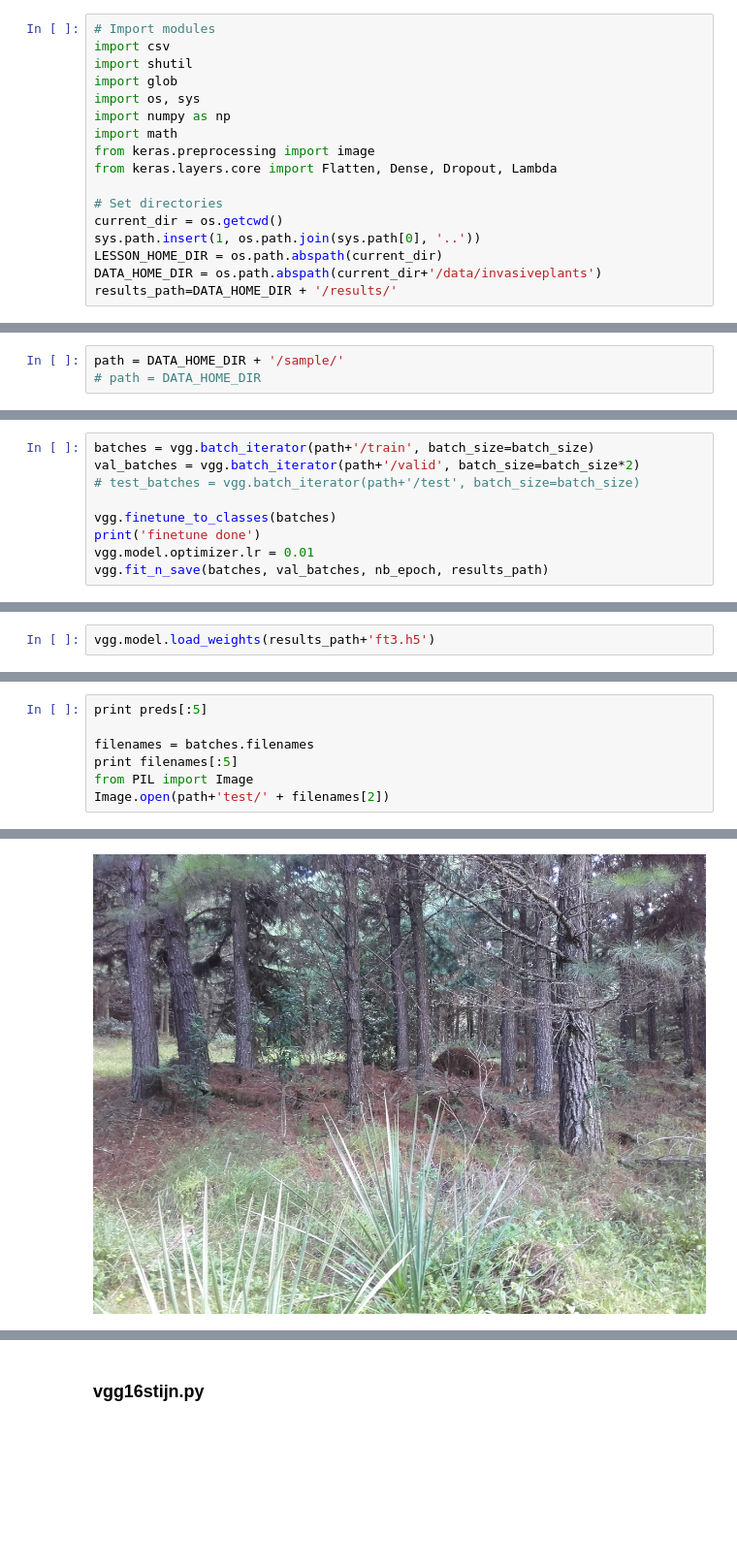
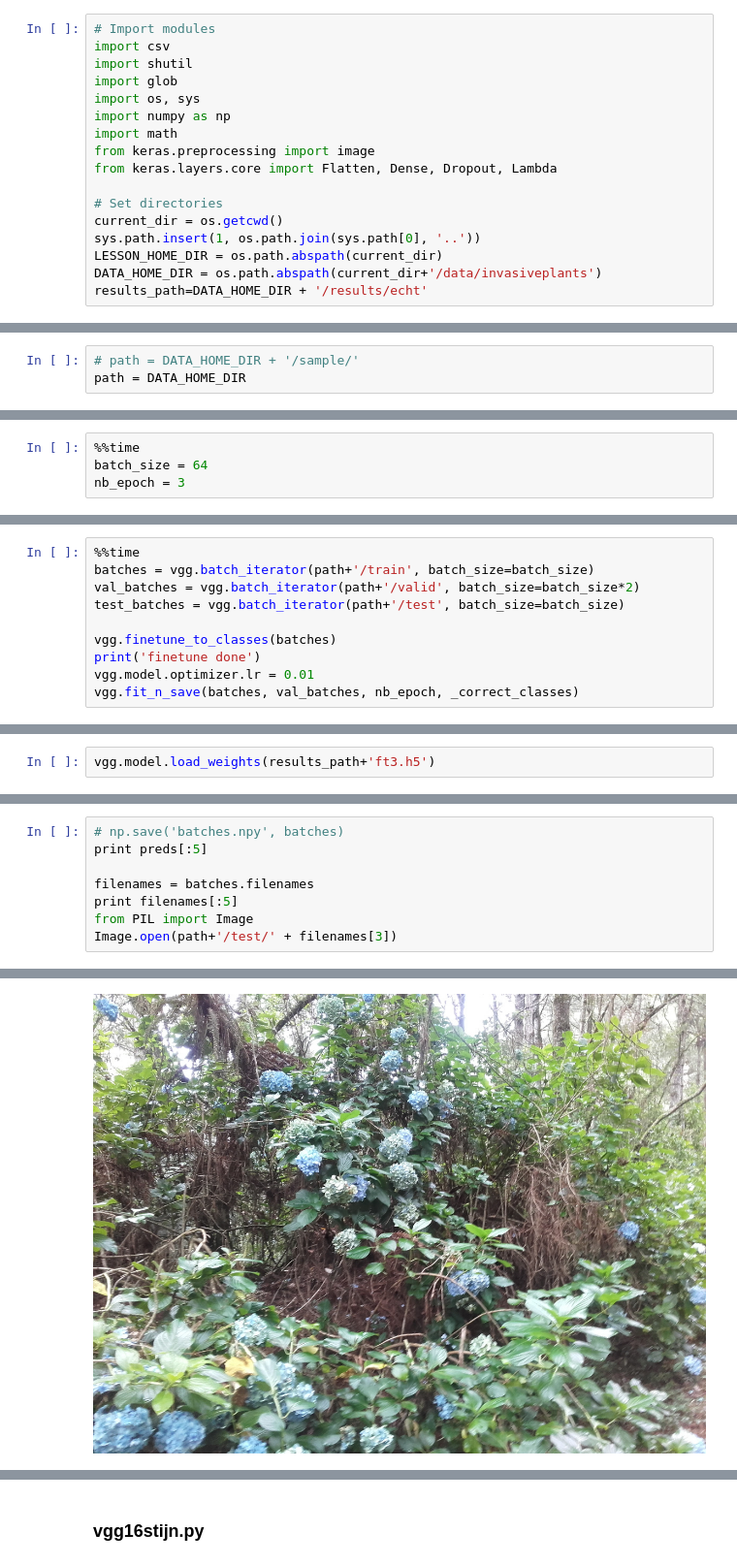
Before and after one commit to sbalk/ifastdiy, a Jupyter notebook: 1_image_recognition_invasivespecies.ipynb, the cells around one changed output, grey strips where cells are left out. Shown at 97% size. Saved outputs shown, nothing was run; the diff lists cells and outputs as text; blank space fills up the shorter version.

Commit message:
correct classes

```diff
--- a/1_image_recognition_invasivespecies.ipynb
+++ b/1_image_recognition_invasivespecies.ipynb
@@ -37,6 +37,6 @@ current_dir = os.getcwd()
 sys.path.insert(1, os.path.join(sys.path[0], '..'))
 LESSON_HOME_DIR = os.path.abspath(current_dir)
 DATA_HOME_DIR = os.path.abspath(current_dir+'/data/invasiveplants')
-results_path=DATA_HOME_DIR + '/results/'
+results_path=DATA_HOME_DIR + '/results/echt'
 # %% [output]
 Using Theano backend.
@@ -143,5 +143,5 @@ create_samplefolder()
 # %% [markdown]
 ## 4. Finetune and train model
 # %%
-path = DATA_HOME_DIR + '/sample/'
-# path = DATA_HOME_DIR
+# path = DATA_HOME_DIR + '/sample/'
+path = DATA_HOME_DIR
@@ -150,0 +148,4 @@ nb_epoch = 1
+# %%
+%%time
+batch_size = 64
+nb_epoch = 3
@@ -155,10 +168,11 @@ vgg = Vgg16Stijn()
 # %%
+%%time
 batches = vgg.batch_iterator(path+'/train', batch_size=batch_size)
 val_batches = vgg.batch_iterator(path+'/valid', batch_size=batch_size*2)
-# test_batches = vgg.batch_iterator(path+'/test', batch_size=batch_size)
+test_batches = vgg.batch_iterator(path+'/test', batch_size=batch_size)
 
 vgg.finetune_to_classes(batches)
 print('finetune done')
 vgg.model.optimizer.lr = 0.01
-vgg.fit_n_save(batches, val_batches, nb_epoch, results_path)
+vgg.fit_n_save(batches, val_batches, nb_epoch, _correct_classes)
 # %% [output]
@@ -182,8 +217,9 @@ Found 10 images belonging to 1 classes.
 # %%
+# np.save('batches.npy', batches)
 print preds[:5]
 
 filenames = batches.filenames
 print filenames[:5]
 from PIL import Image
-Image.open(path+'test/' + filenames[2])
+Image.open(path+'/test/' + filenames[3])
 # %% [output]
@@ -196 +232 @@ Image.open(path+'test/' + filenames[2])
-[figure, old version]
+[figure, new version]
```
Also changed, not shown: parts of 11 cells of this notebook.
